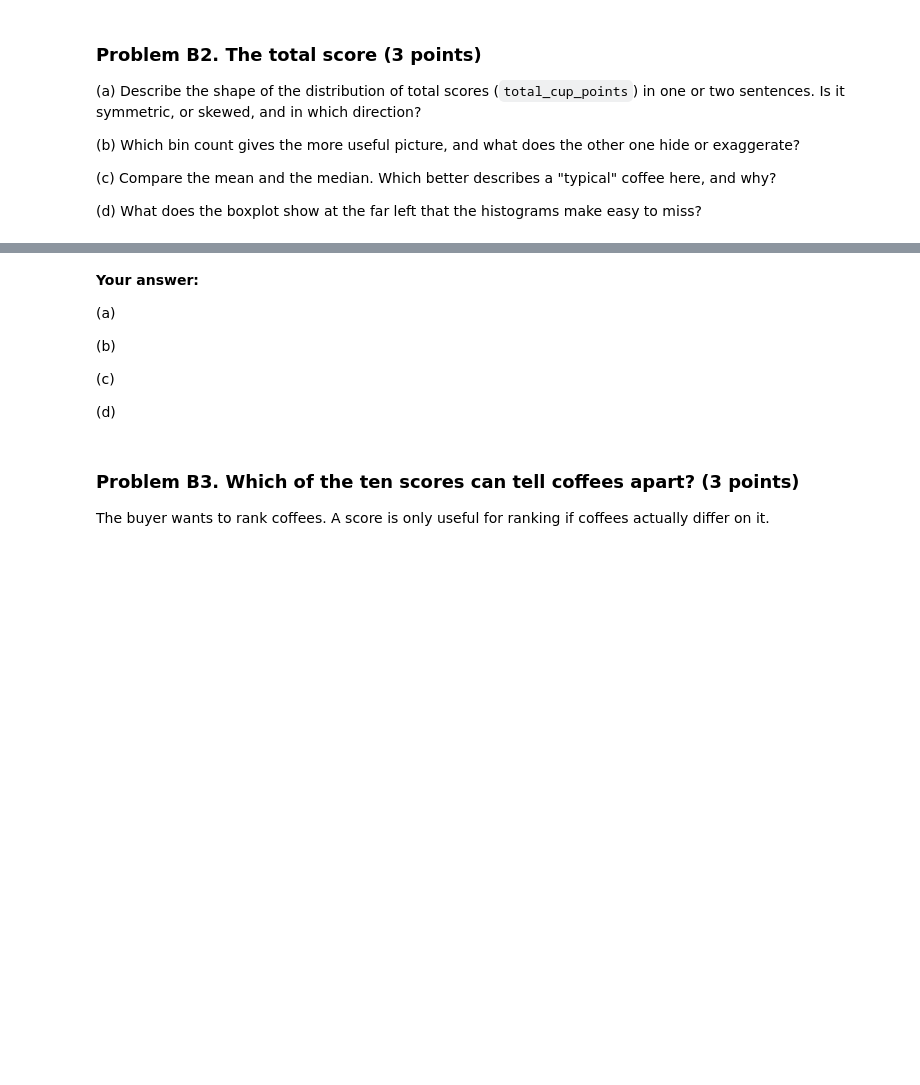
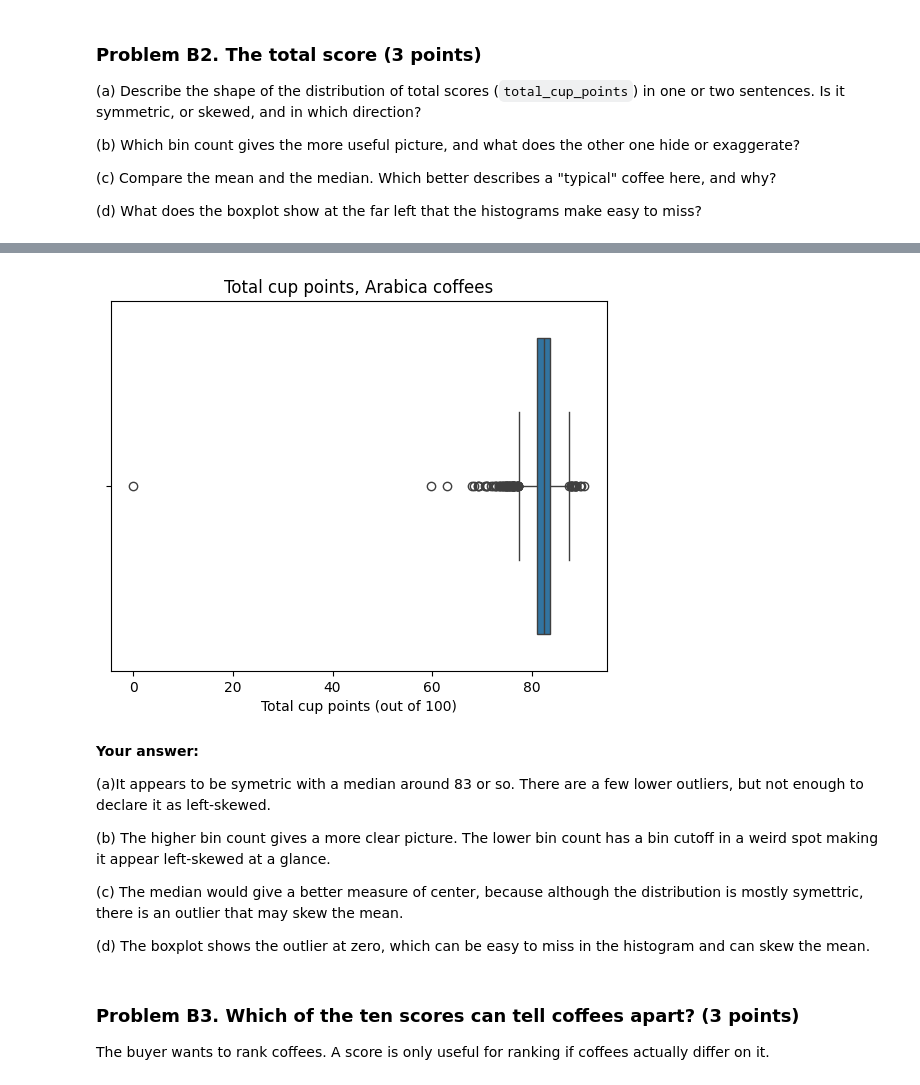
Before and after one commit to JoobZefty/dsc210, a Jupyter notebook: Homework/HW04-exploratory_data_analysis.ipynb, the cells around one changed output, grey strips where cells are left out. Drawn from its saved outputs; the diff is of its cells as text; code cells hidden in the pictures; blank space fills up the shorter version.

```diff
--- a/Homework/HW04-exploratory_data_analysis.ipynb
+++ b/Homework/HW04-exploratory_data_analysis.ipynb
@@ -365,19 +381,21 @@ for n_bins in [10, ____]:
 # %%
 # FILL-IN  (Problem B2 continued)
-sns.boxplot(data=coffee, x=____)
+sns.boxplot(data=coffee, x='total_cup_points')
 plt.title('Total cup points, Arabica coffees')
 plt.xlabel('Total cup points (out of 100)')
 plt.show()
+# %% [output]
+[figure, added]
 # %% [markdown]
 **Your answer:**
 
-(a)
+(a)It appears to be symetric with a median around 83 or so. There are a few lower outliers, but not enough to declare it as left-skewed.
 
-(b)
+(b) The higher bin count gives a more clear picture. The lower bin count has a bin cutoff in a weird spot making it appear left-skewed at a glance.
 
-(c)
+(c) The median would give a better measure of center, because although the distribution is mostly symettric, there is an outlier that may skew the mean.
 
-(d)
+(d) The boxplot shows the outlier at zero, which can be easy to miss in the histogram and can skew the mean.
 # %% [markdown]
 ### Problem B3. Which of the ten scores can tell coffees apart? (3 points)
 
```
Also changed, not shown: parts of 32 cells of this notebook.
